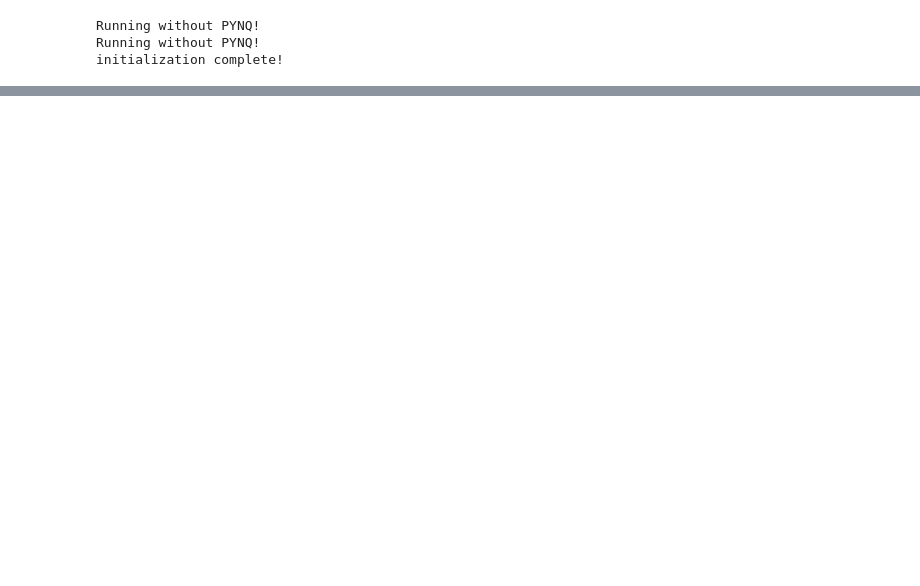
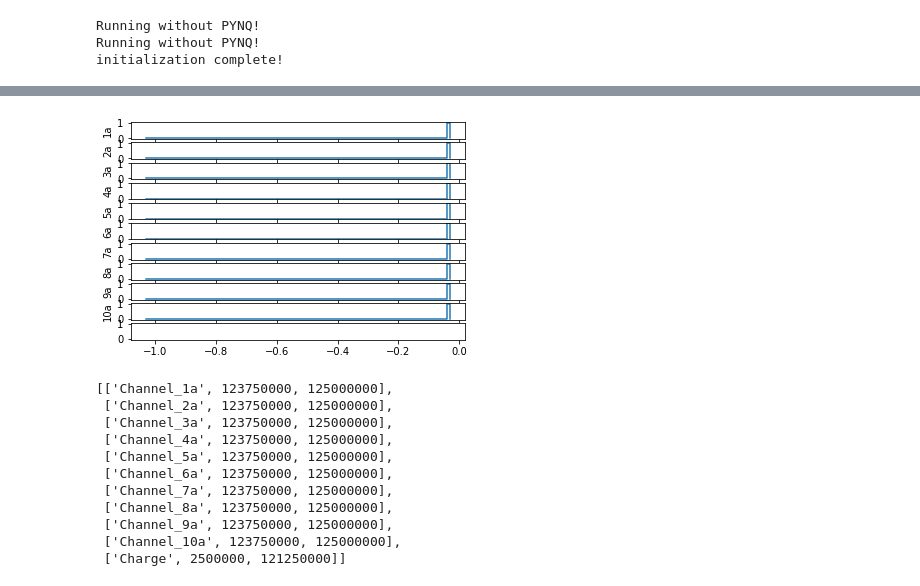
Before and after one commit to JeroenvO/pynq-pulsegen-wrapper, a Jupyter notebook: beun.ipynb, the cells around one changed output, grey strips where cells are left out. Drawn from its saved outputs; the diff is of its cells as text; code cells hidden in the pictures; blank space fills up the shorter version.

```diff
--- a/beun.ipynb
+++ b/beun.ipynb
@@ -50,0 +48,15 @@ output 10 is disabled
+# %%
+io.marx_sync(0.01,0.02,1)
+# %% [output]
+[figure, added]
+[['Channel_1a', 123750000, 125000000],
+ ['Channel_2a', 123750000, 125000000],
+ ['Channel_3a', 123750000, 125000000],
+ ['Channel_4a', 123750000, 125000000],
+ ['Channel_5a', 123750000, 125000000],
+ ['Channel_6a', 123750000, 125000000],
+ ['Channel_7a', 123750000, 125000000],
+ ['Channel_8a', 123750000, 125000000],
+ ['Channel_9a', 123750000, 125000000],
+ ['Channel_10a', 123750000, 125000000],
+ ['Charge', 2500000, 121250000]]
```
Also changed, not shown: parts of 6 cells of this notebook, 1 other file.
